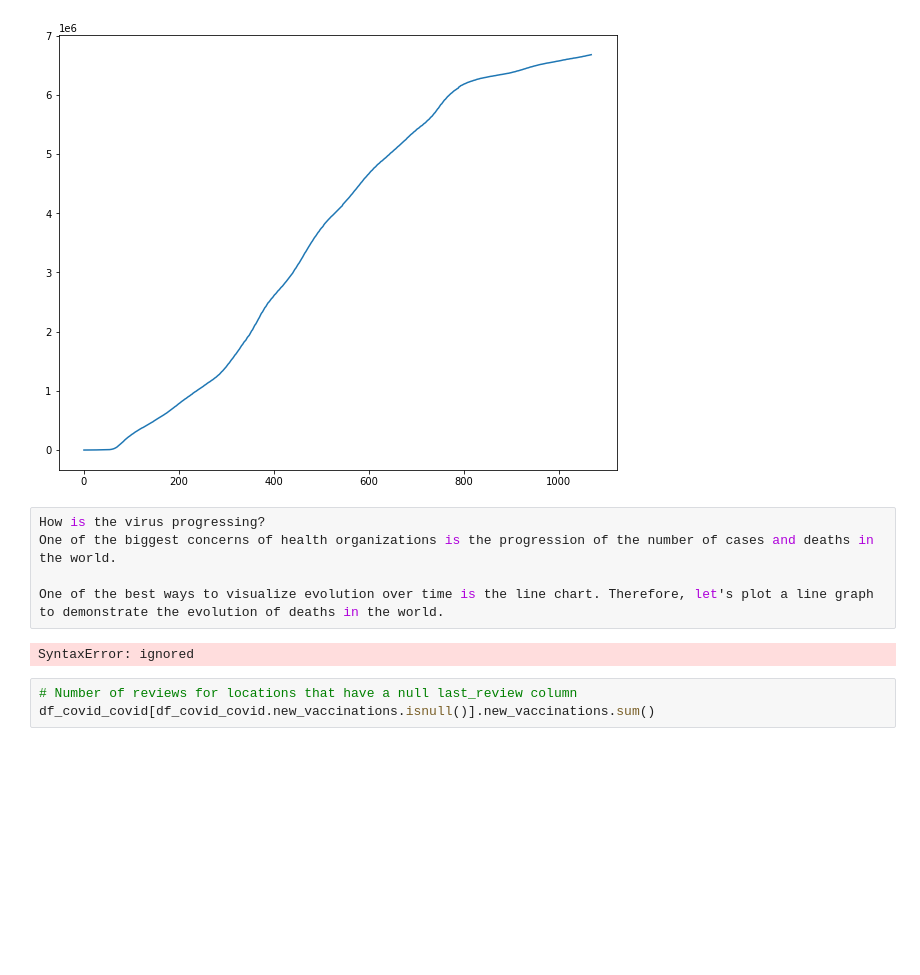
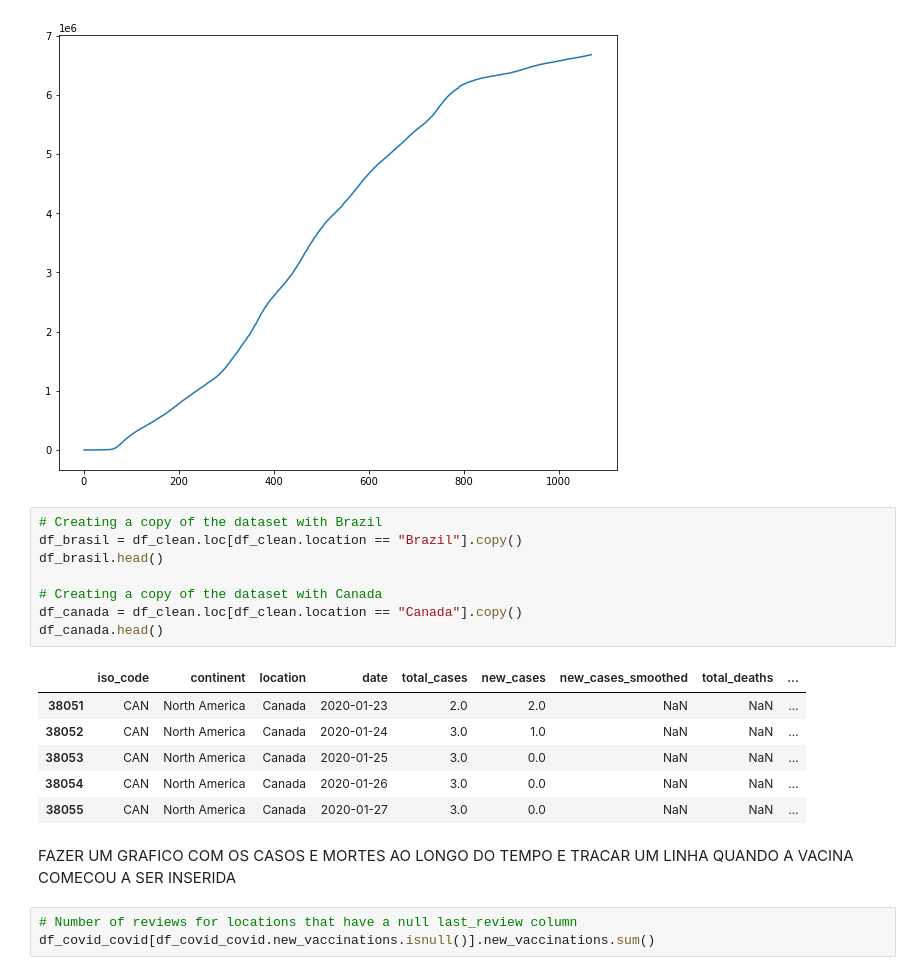
Before and after one commit to Mdrsilva/Covid-19_Data_Analysis, a Jupyter notebook: Covid_19_Data_Analysis.ipynb, the cells around one changed output. Drawn from its saved outputs; the diff is of its cells as text; blank space fills up the shorter version.

```diff
--- a/Covid_19_Data_Analysis.ipynb
+++ b/Covid_19_Data_Analysis.ipynb
@@ -479,13 +479,23 @@ One of the best ways to visualize evolution over time is the line chart. Therefo
 df_clean.loc[df_clean.location == "World", "total_deaths"].reset_index(drop=True).plot(figsize=(10,8));
 # %% [output]
 [figure]
-# %%
-How is the virus progressing?
-One of the biggest concerns of health organizations is the progression of the number of cases and deaths in the world.
-
-One of the best ways to visualize evolution over time is the line chart. Therefore, let's plot a line graph to demonstrate the evolution of deaths in the world.
-# %% [output]
-SyntaxError: ignored
+# %%
+# Creating a copy of the dataset with Brazil
+df_brasil = df_clean.loc[df_clean.location == "Brazil"].copy()
+df_brasil.head()
+
+# Creating a copy of the dataset with Canada
+df_canada = df_clean.loc[df_clean.location == "Canada"].copy()
+df_canada.head()
+# %% [output]
+|  | iso_code | continent | location | date | total_cases | new_cases | new_cases_smoothed | total_deaths | ... |
+| 38051 | CAN | North America | Canada | 2020-01-23 | 2.0 | 2.0 | NaN | NaN | ... |
+| 38052 | CAN | North America | Canada | 2020-01-24 | 3.0 | 1.0 | NaN | NaN | ... |
+| 38053 | CAN | North America | Canada | 2020-01-25 | 3.0 | 0.0 | NaN | NaN | ... |
+| 38054 | CAN | North America | Canada | 2020-01-26 | 3.0 | 0.0 | NaN | NaN | ... |
+| 38055 | CAN | North America | Canada | 2020-01-27 | 3.0 | 0.0 | NaN | NaN | ... |
+# %% [markdown]
+FAZER UM GRAFICO COM OS CASOS E MORTES AO LONGO DO TEMPO E TRACAR UM LINHA QUANDO A VACINA COMECOU A SER INSERIDA
 # %%
 # Number of reviews for locations that have a null last_review column
 df_covid_covid[df_covid_covid.new_vaccinations.isnull()].new_vaccinations.sum()
```
